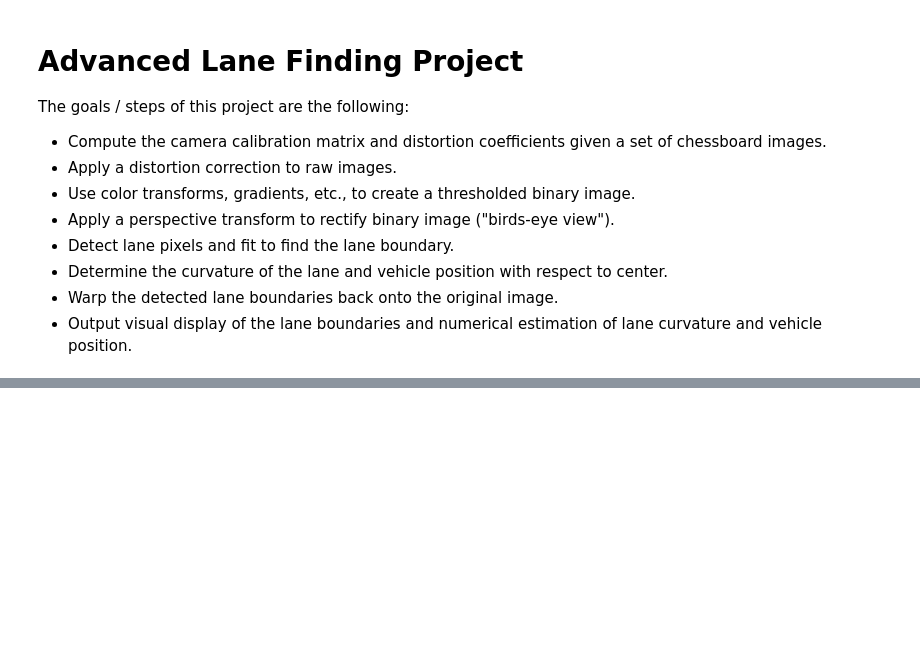
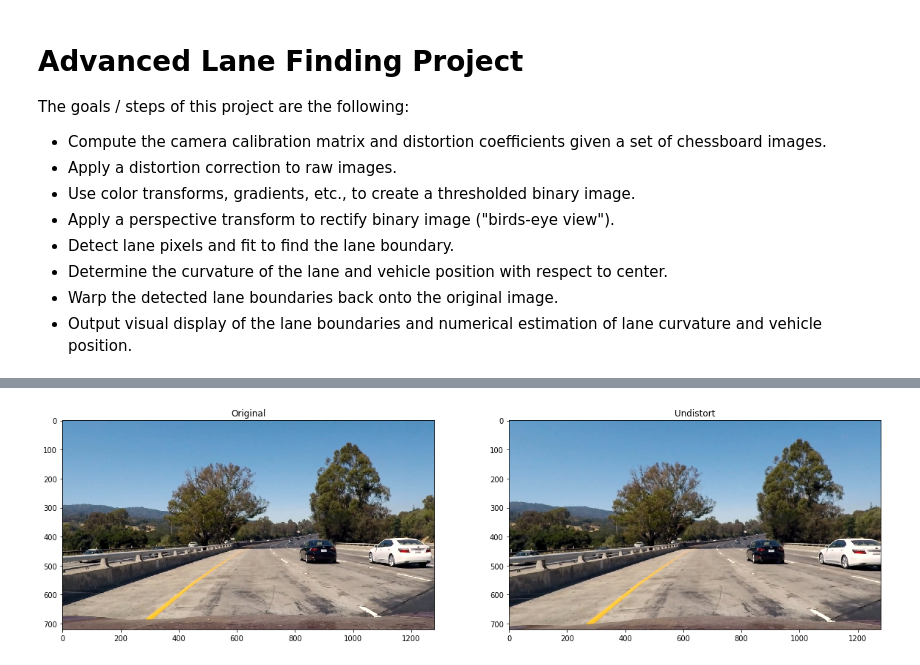
Before and after one commit to darienmt/CarND-Advanced-Lane-Lines-P4, a Jupyter notebook: Advance Lane Lines.ipynb, the cells around one changed output, grey strips where cells are left out. Cells and saved outputs as stored; diff of their text form; code cells hidden in the pictures; blank space fills up the shorter version.

```diff
--- a/Advance Lane Lines.ipynb
+++ b/Advance Lane Lines.ipynb
@@ -21,0 +23,4 @@ import matplotlib.pyplot as plt
+# %%
+# Loading camera calibration
+cameraCalibration = pickle.load( open('./pickled_data/camera_calibration.p', 'rb' ) )
+mtx, dist = map(cameraCalibration.get, ('mtx', 'dist'))
@@ -41,0 +50,20 @@ showImages(calibrationImages, 4, 5, (15, 13))
+# %%
+def imageSideBySide(leftImg, leftTitle, rightImg, rightTitle, figsize=(20,10)):
+    """
+    Display the images `leftImg` and `rightImg` side by side with image titles.
+    """
+    fig, axes = plt.subplots(ncols=2, figsize=figsize)
+    axes[0].imshow(leftImg)
+    axes[0].set_title(leftTitle)
+    axes[1].imshow(rightImg)
+    axes[1].set_title(rightTitle)
+
+
+index = 2
+original = testImages[index][1]
+imageSideBySide(
+    cv2.cvtColor(original, cv2.COLOR_BGR2RGB), 'Original',
+    cv2.cvtColor(cv2.undistort(original, mtx, dist, None, mtx), cv2.COLOR_BGR2RGB), 'Undistort'
+)
+# %% [output]
+[figure, added]
```
Also changed, not shown: parts of 10 cells of this notebook, 2 other files.
